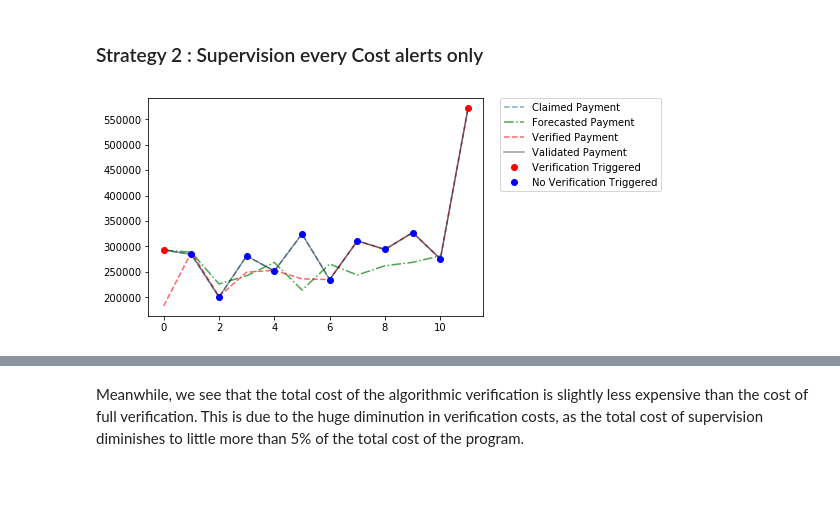
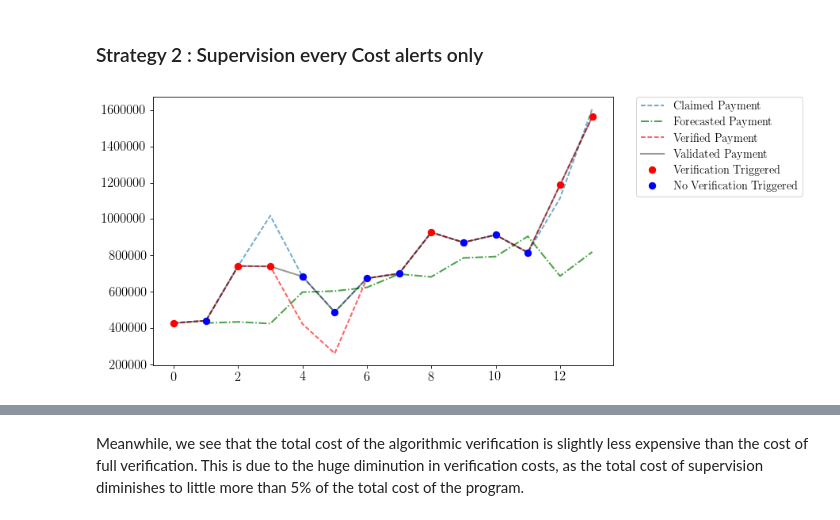
Before and after one commit to grlurton/orbf_data_validation, a Jupyter notebook: notebooks/reporting/Analysis.ipynb, the cells around one changed output, grey strips where cells are left out. Cells and saved outputs as stored; diff of their text form; code cells hidden in the pictures; blank space fills up the shorter version.

```diff
--- a/notebooks/reporting/Analysis.ipynb
+++ b/notebooks/reporting/Analysis.ipynb
@@ -20,3 +1,32 @@ sys.path.insert(0, '../../src/monitoring_algorithms/')
+# %%
+import pandas as pd
+import numpy as np
+import matplotlib.pyplot as plt
+import pickle
+
+# Import the monitoring scripts
+import sys
+sys.path.insert(0, '../../src/monitoring_algorithms/')
+
+%matplotlib inline
+
+
+from IPython.display import set_matplotlib_formats
+set_matplotlib_formats('pdf', 'png')
+plt.rcParams['savefig.dpi'] = 75
+
+plt.rcParams['figure.autolayout'] = False
+plt.rcParams['figure.figsize'] = 10, 6
+plt.rcParams['axes.labelsize'] = 18
+plt.rcParams['axes.titlesize'] = 20
+plt.rcParams['font.size'] = 16
+plt.rcParams['lines.linewidth'] = 2.0
+plt.rcParams['lines.markersize'] = 8
+plt.rcParams['legend.fontsize'] = 14
+
+plt.rcParams['text.usetex'] = True
+plt.rcParams['font.family'] = "serif"
+plt.rcParams['font.serif'] = "cm"
 # %%
 store = pd.HDFStore('../../data/processed/orbf_benin.h5')
 data_orbf = store['data']
@@ -232,6 +238,6 @@ Finally, we want to check intern consistency of reports. This consistency should
 # %% [markdown]
 ### Strategy 2 : Supervision every Cost alerts only
 # %%
-monitored_facilities[367].plot_supervision_trail(tarifs)
+monitored_facilities[200].plot_supervision_trail(tarifs)
 # %% [output]
-[figure, old version]
+[figure, new version]
```
Also changed, not shown: parts of 31 cells of this notebook.
